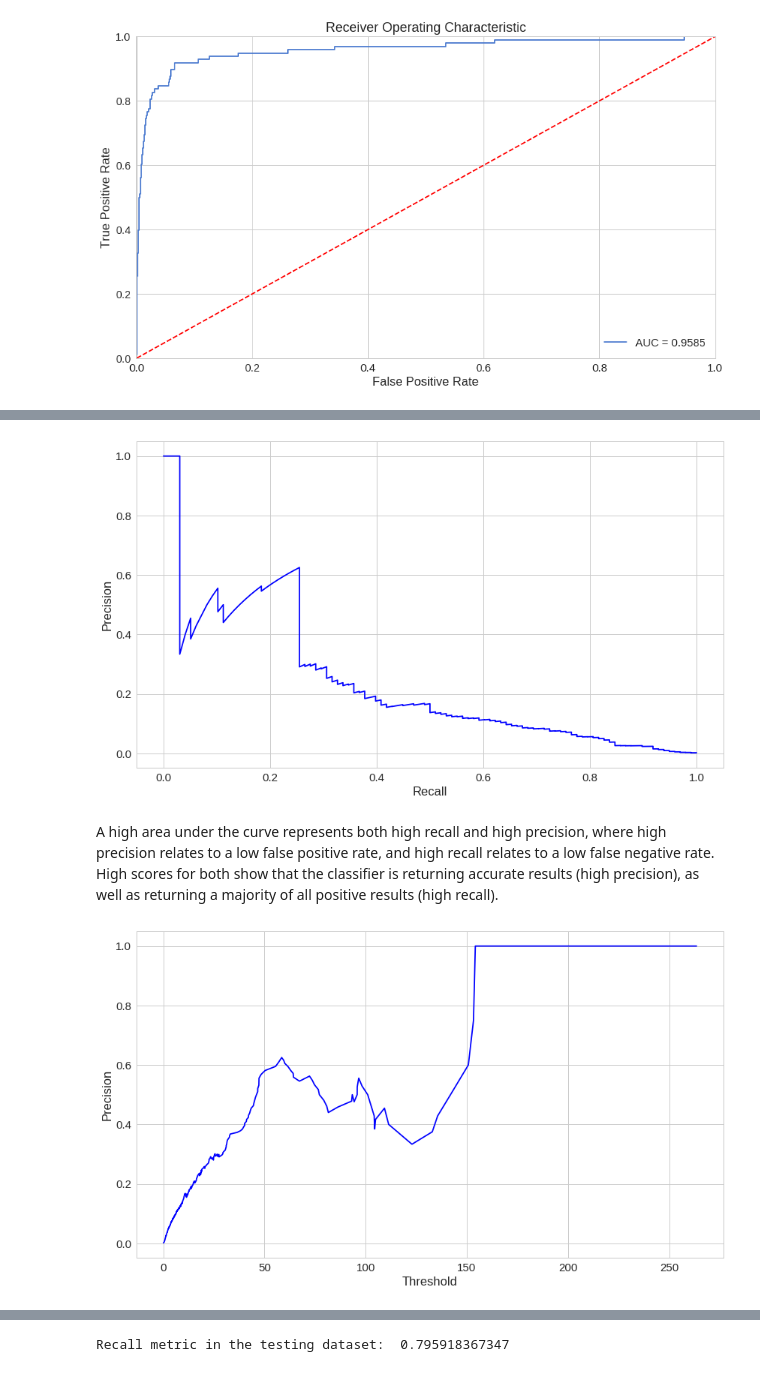
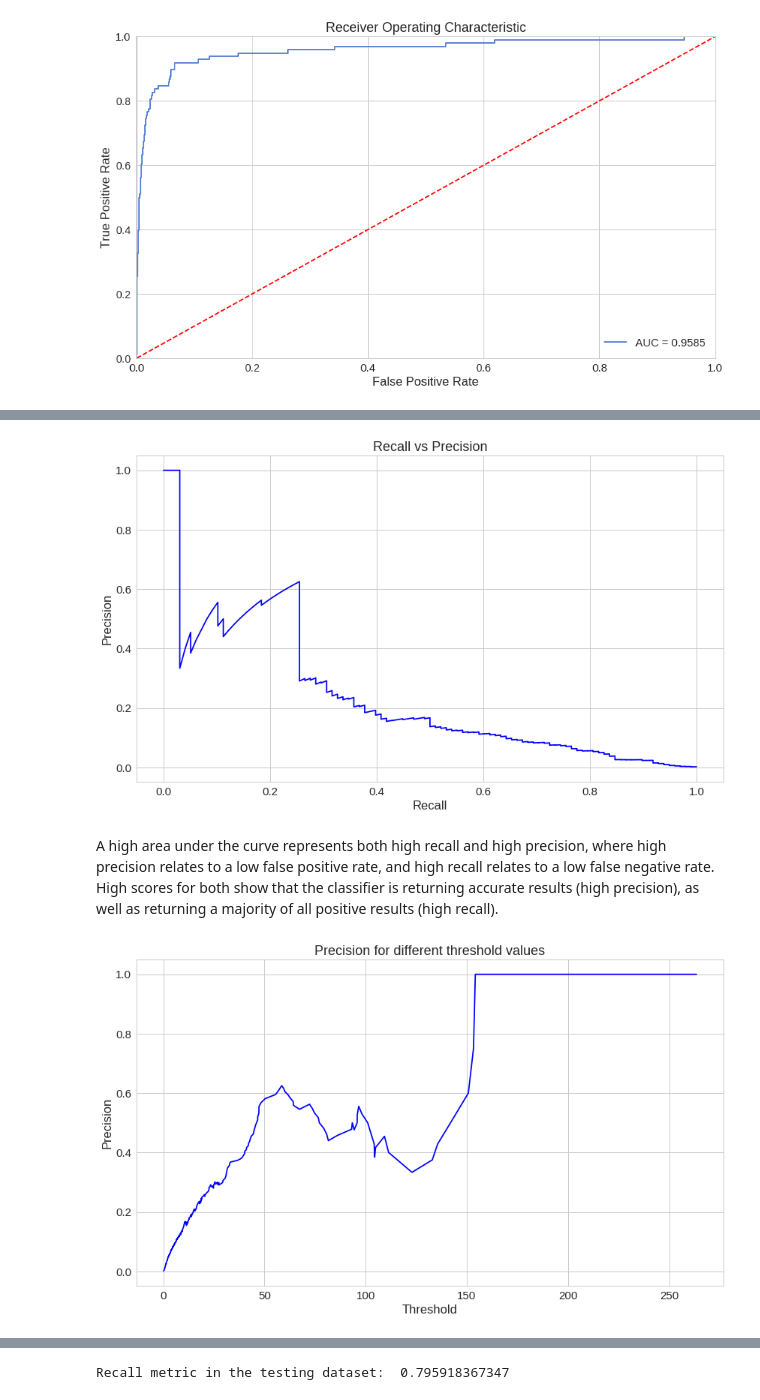
Before and after one commit to curiousily/Credit-Card-Fraud-Detection-using-Autoencoders-in-Keras, a Jupyter notebook: fraud_detection.ipynb, the cells around one changed output, grey strips where cells are left out. Cells and saved outputs as stored; diff of their text form; code cells hidden in the pictures.

```diff
--- a/fraud_detection.ipynb
+++ b/fraud_detection.ipynb
@@ -339,19 +345,21 @@ Let's take an example from Information Retrieval in order to better understand w
 
 Let's return to our example from Information Retrieval. High recall but low precision means many results, most of which has low or no relevancy. When precision is high but recall is low we have the opposite - few returned results with very high relevancy. Ideally, you would want high precision and high recall - many results with that are highly relevant.
 # %%
-precision, recall, th = precision_recall_curve(res_df.true_class, res_df.reconstruction_error)
+precision, recall, th = precision_recall_curve(error_df.true_class, error_df.reconstruction_error)
 plt.plot(recall, precision, 'b', label='Precision-Recall curve')
+plt.title('Recall vs Precision')
 plt.xlabel('Recall')
 plt.ylabel('Precision')
 plt.show()
 # %% [output]
-[figure, old version]
+[figure, new version]
 # %% [markdown]
 A high area under the curve represents both high recall and high precision, where high precision relates to a low false positive rate, and high recall relates to a low false negative rate. High scores for both show that the classifier is returning accurate results (high precision), as well as returning a majority of all positive results (high recall).
 # %%
 plt.plot(th, precision[1:], 'b', label='Threshold-Precision curve')
+plt.title('Precision for different threshold values')
 plt.xlabel('Threshold')
 plt.ylabel('Precision')
 plt.show()
 # %% [output]
-[figure, old version]
+[figure, new version]
```
Also changed, not shown: parts of 8 cells of this notebook.
